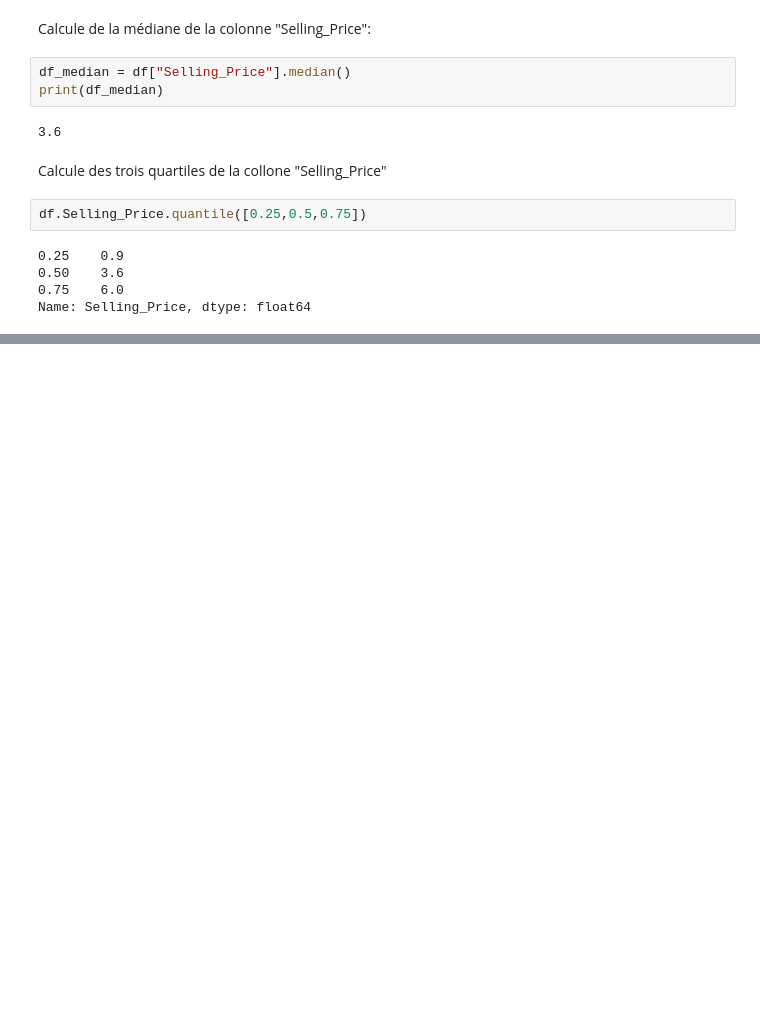
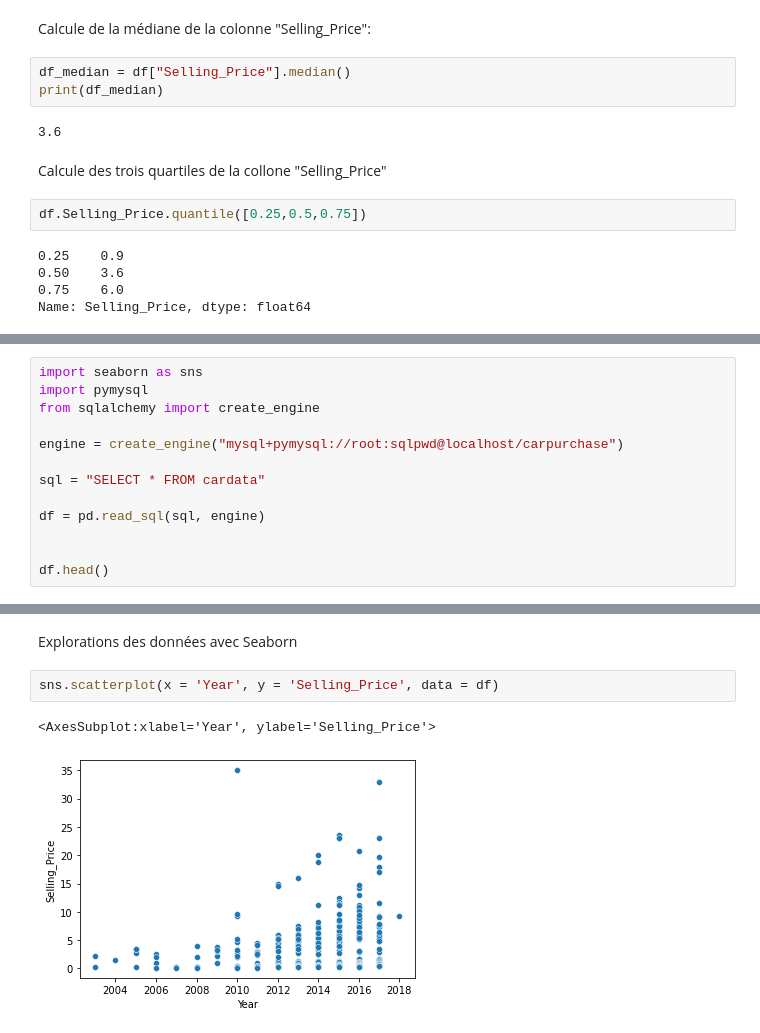
Before and after one commit to Ludo-R/CarPurchase-Project, a Jupyter notebook: carpurchase.ipynb, the cells around one changed output, grey strips where cells are left out. Saved outputs shown, nothing was run; the diff lists cells and outputs as text; blank space fills up the shorter version.

Commit message:
updt seaborn

```diff
--- a/carpurchase.ipynb
+++ b/carpurchase.ipynb
@@ -67,0 +86,13 @@ plt.show()
+# %%
+import seaborn as sns
+import pymysql
+from sqlalchemy import create_engine
+
+engine = create_engine("mysql+pymysql://root:sqlpwd@localhost/carpurchase")
+
+sql = "SELECT * FROM cardata"
+
+df = pd.read_sql(sql, engine)
+
+
+df.head()
@@ -67,0 +106,7 @@ plt.show()
+# %% [markdown]
+Explorations des données avec Seaborn
+# %%
+sns.scatterplot(x = 'Year', y = 'Selling_Price', data = df)
+# %% [output]
+<AxesSubplot:xlabel='Year', ylabel='Selling_Price'>
+[figure, added]
```
Also changed, not shown: parts of 11 cells of this notebook.
